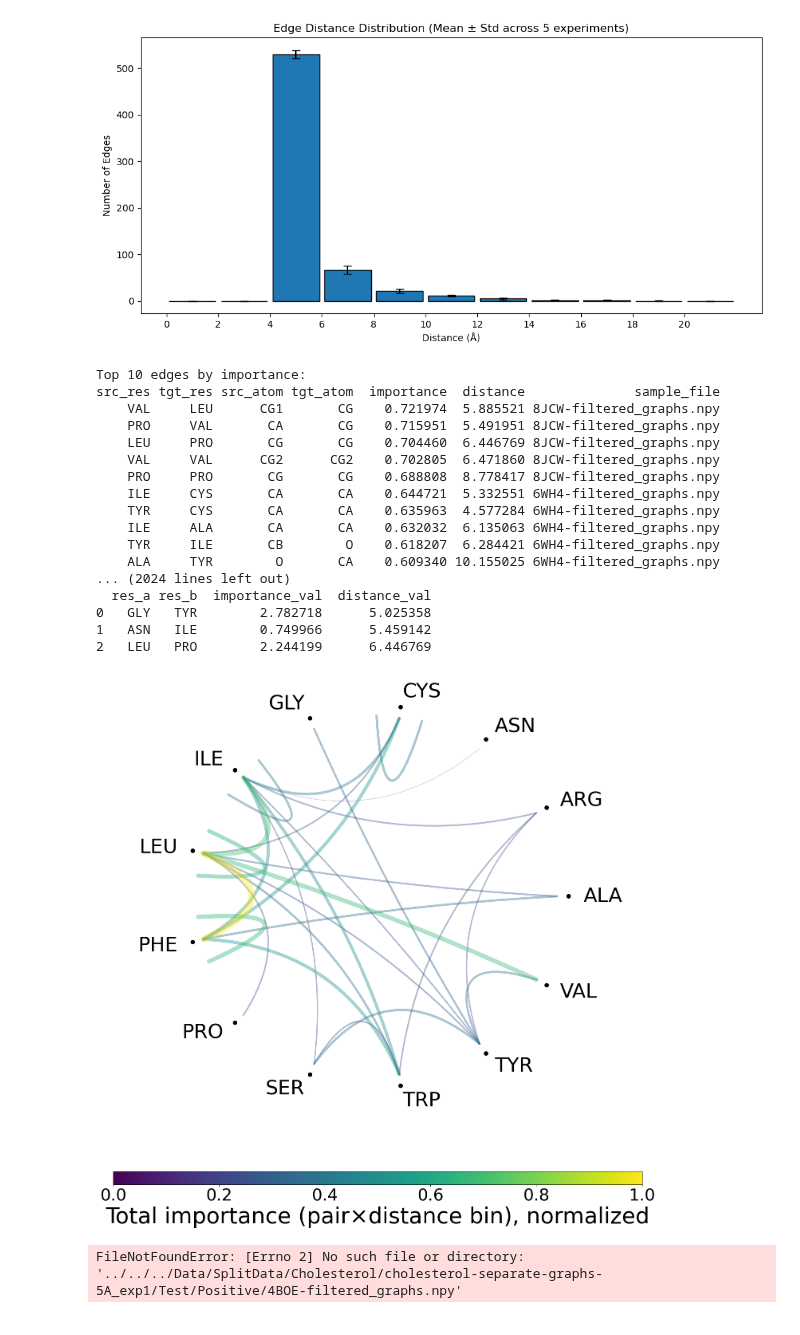
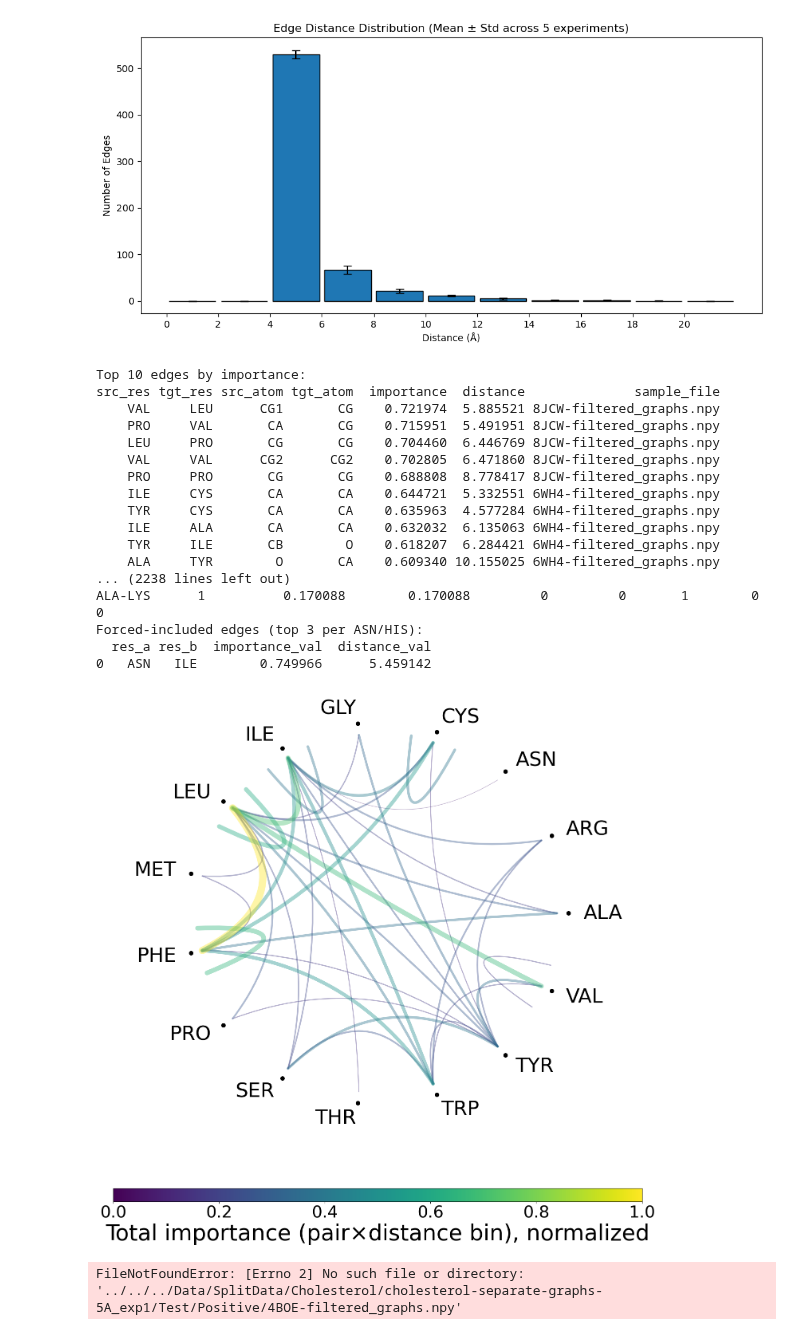
Before and after one commit to LynaLuo-Lab/CholBindNet, a Jupyter notebook: CaseEvaluation/GCN_interpretation.ipynb, the cells around one changed output. Cells and saved outputs as stored; diff of their text form; code cells hidden in the pictures.

Commit message:
Finalized strong positives chord plots

```diff
--- a/CaseEvaluation/GCN_interpretation.ipynb
+++ b/CaseEvaluation/GCN_interpretation.ipynb
@@ -676,12 +676,12 @@ if filtered_df.empty:
     raise ValueError("filtered_df is empty (no edges at distance ≥ 3).")
 
 # Remove edges where src or tgt residue is GLU or MET
-filtered_df = filtered_df[
-    ~(
-        filtered_df["src_res"].isin(["GLU", "ASP", "HIS"]) |
-        filtered_df["tgt_res"].isin(["GLU", "ASP", "HIS"])
-    )
-]
+# filtered_df = filtered_df[
+#     ~(
+#         filtered_df["src_res"].isin(["GLU", "ASP", "HIS"]) |
+#         filtered_df["tgt_res"].isin(["GLU", "ASP", "HIS"])
+#     )
+# ]
 
 df = filtered_df.copy()
 
@@ -952,8 +952,8 @@ def plot_residue_chord_raw(
         return fig, ax
 
 
-target_residues = ["GLY", "ASN", "PRO"]
-top_k = 30  # total edges you want on the plot
+target_residues = ["ASN"]
+top_k = 40  # total edges you want on the plot
 
 # --- Top 3 edges per target residue (ASN, HIS) ---
 edges_with_targets_list = []
@@ -978,38 +978,38 @@ other_edges = best_edges.drop(edges_with_targets.index)
 other_top = other_edges.sort_values("importance_val", ascending=False).head(remaining_needed)
 
 # Final set for plotting
 edges_for_plot = (
     pd.concat([edges_with_targets, other_top], ignore_index=True)
       .drop_duplicates()
 )
 
 # Call the plotter, don’t trim again inside
 fig, ax = plot_residue_chord_raw(
     edges_for_plot,
     importance_col="importance_val",
     distance_col="distance_val",
     color_col="color_val",
     top_k=len(edges_for_plot)  # use everything we selected
 )
 # %% [output]
 Top 10 edges by importance:
 src_res tgt_res src_atom tgt_atom  importance  distance              sample_file
     VAL     LEU      CG1       CG    0.721974  5.885521 8JCW-filtered_graphs.npy
     PRO     VAL       CA       CG    0.715951  5.491951 8JCW-filtered_graphs.npy
     LEU     PRO       CG       CG    0.704460  6.446769 8JCW-filtered_graphs.npy
     VAL     VAL      CG2      CG2    0.702805  6.471860 8JCW-filtered_graphs.npy
     PRO     PRO       CG       CG    0.688808  8.778417 8JCW-filtered_graphs.npy
     ILE     CYS       CA       CA    0.644721  5.332551 6WH4-filtered_graphs.npy
     TYR     CYS       CA       CA    0.635963  4.577284 6WH4-filtered_graphs.npy
     ILE     ALA       CA       CA    0.632032  6.135063 6WH4-filtered_graphs.npy
     TYR     ILE       CB        O    0.618207  6.284421 6WH4-filtered_graphs.npy
     ALA     TYR        O       CA    0.609340 10.155025 6WH4-filtered_graphs.npy
-... (2024 lines left out)
+... (2238 lines left out)
+ALA-LYS      1          0.170088        0.170088         0         0       1        0      0
+Forced-included edges (top 3 per ASN/HIS):
   res_a res_b  importance_val  distance_val
-0   GLY   TYR        2.782718      5.025358
-1   ASN   ILE        0.749966      5.459142
-2   LEU   PRO        2.244199      6.446769
+0   ASN   ILE        0.749966      5.459142
-[figure, old version]
+[figure, new version]
 # %%
 import pandas as pd
 
```
Also changed, not shown: 1 other file.
